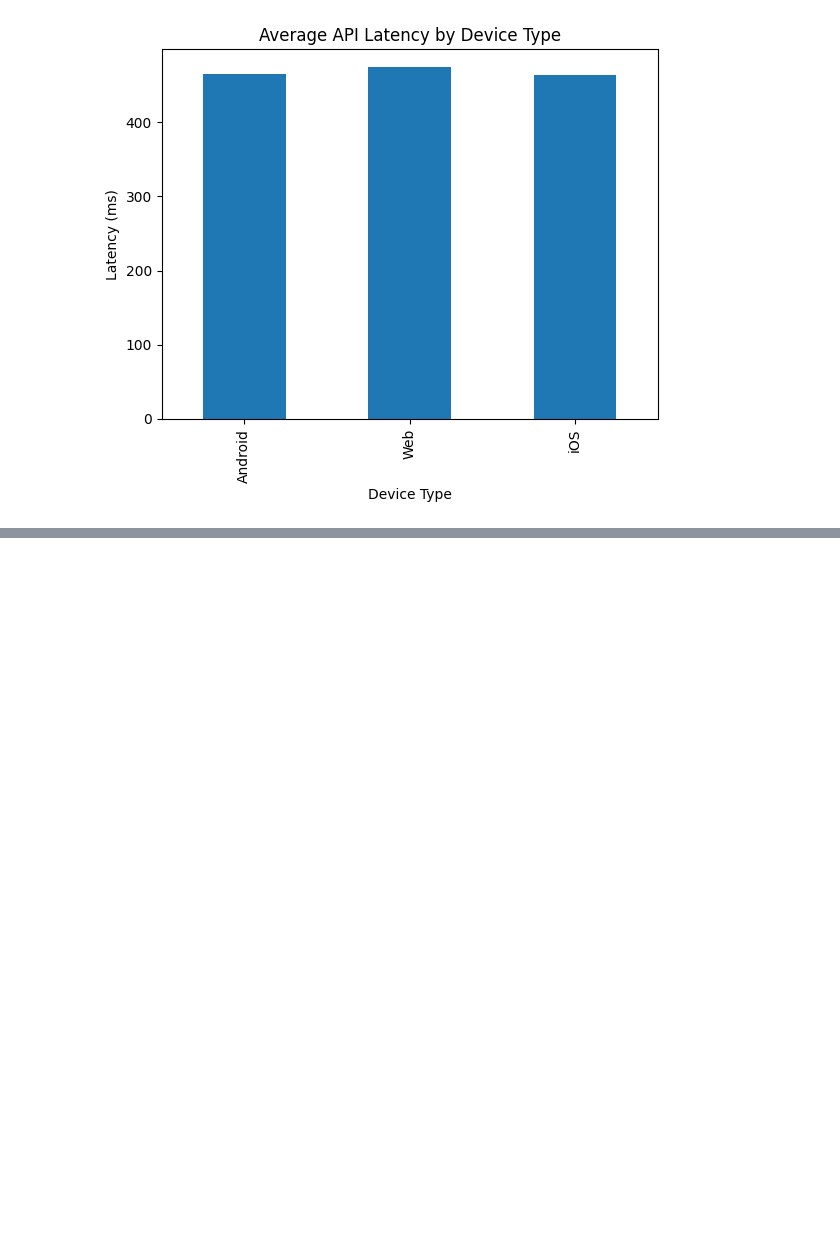
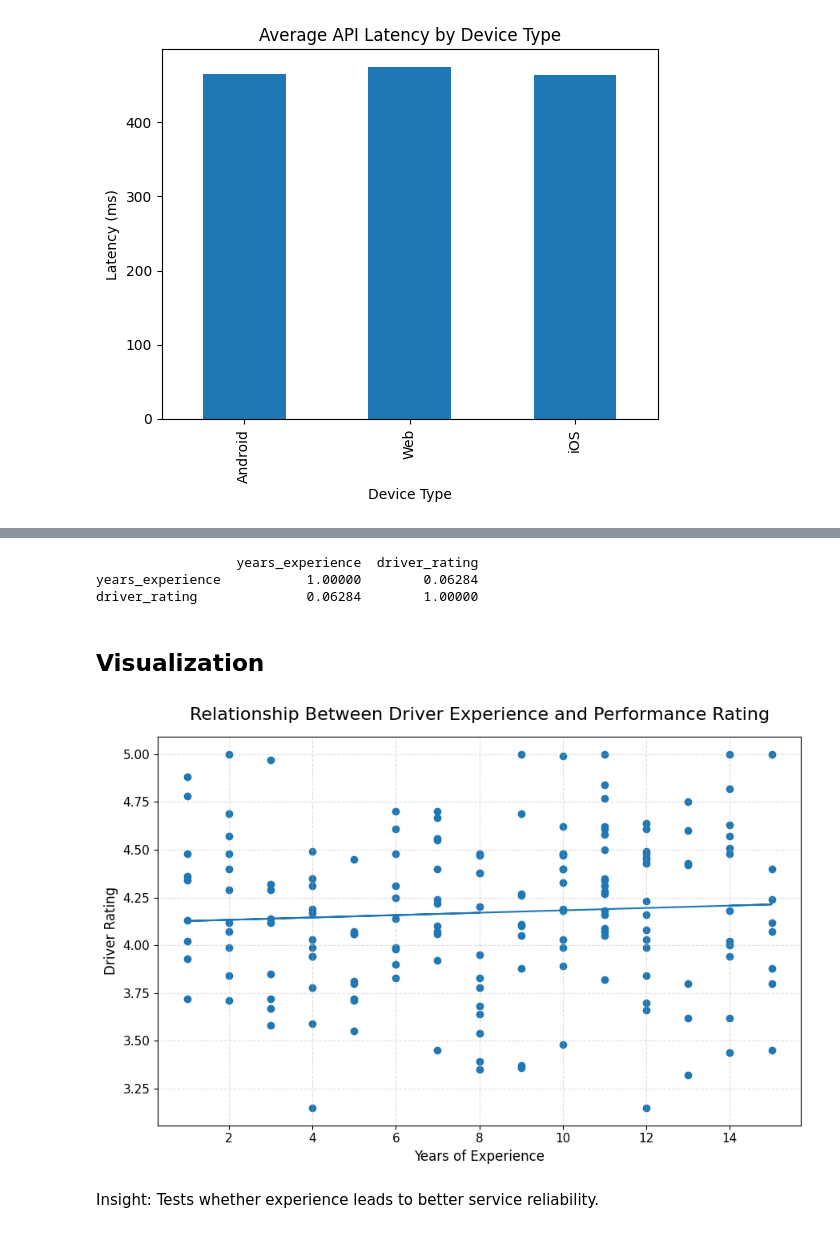
Before and after one commit to amritveersingh089-art/Python-Data-Processing-and-Visualisation-Notebook-, a Jupyter notebook: Python_Data_Processing_and_Visualisation_Notebook.ipynb, the cells around one changed output, grey strips where cells are left out. Cells and saved outputs as stored; diff of their text form; code cells hidden in the pictures; blank space fills up the shorter version.

```diff
--- a/Python_Data_Processing_and_Visualisation_Notebook.ipynb
+++ b/Python_Data_Processing_and_Visualisation_Notebook.ipynb
@@ -204,0 +261,45 @@ plt.show()
+# %%
+experience_rating = drivers[["years_experience","driver_rating"]]
+
+correlation_exp = experience_rating.corr()
+
+print(correlation_exp)
+# %% [output]
+                  years_experience  driver_rating
+years_experience           1.00000        0.06284
+driver_rating              0.06284        1.00000
+# %% [markdown]
+## Visualization
+# %%
+plt.figure(figsize=(9,6))
+
+x = drivers["years_experience"]
+y = drivers["driver_rating"]
+
+plt.scatter(x, y)
+
+# trend line
+z = np.polyfit(x, y, 1)
+p = np.poly1d(z)
+
+plt.plot(x, p(x))
+
+plt.title("Relationship Between Driver Experience and Performance Rating",
+          fontsize=16,
+          pad=15)
+
+plt.xlabel("Years of Experience", fontsize=12)
+plt.ylabel("Driver Rating", fontsize=12)
+
+plt.xticks(fontsize=11)
+plt.yticks(fontsize=11)
+
+plt.grid(linestyle="--", alpha=0.4)
+
+plt.tight_layout()
+plt.show()
+# %% [output]
+[figure, added]
+# %% [markdown]
+Insight:
+Tests whether experience leads to better service reliability.
```
Also changed, not shown: parts of 5 cells of this notebook.
